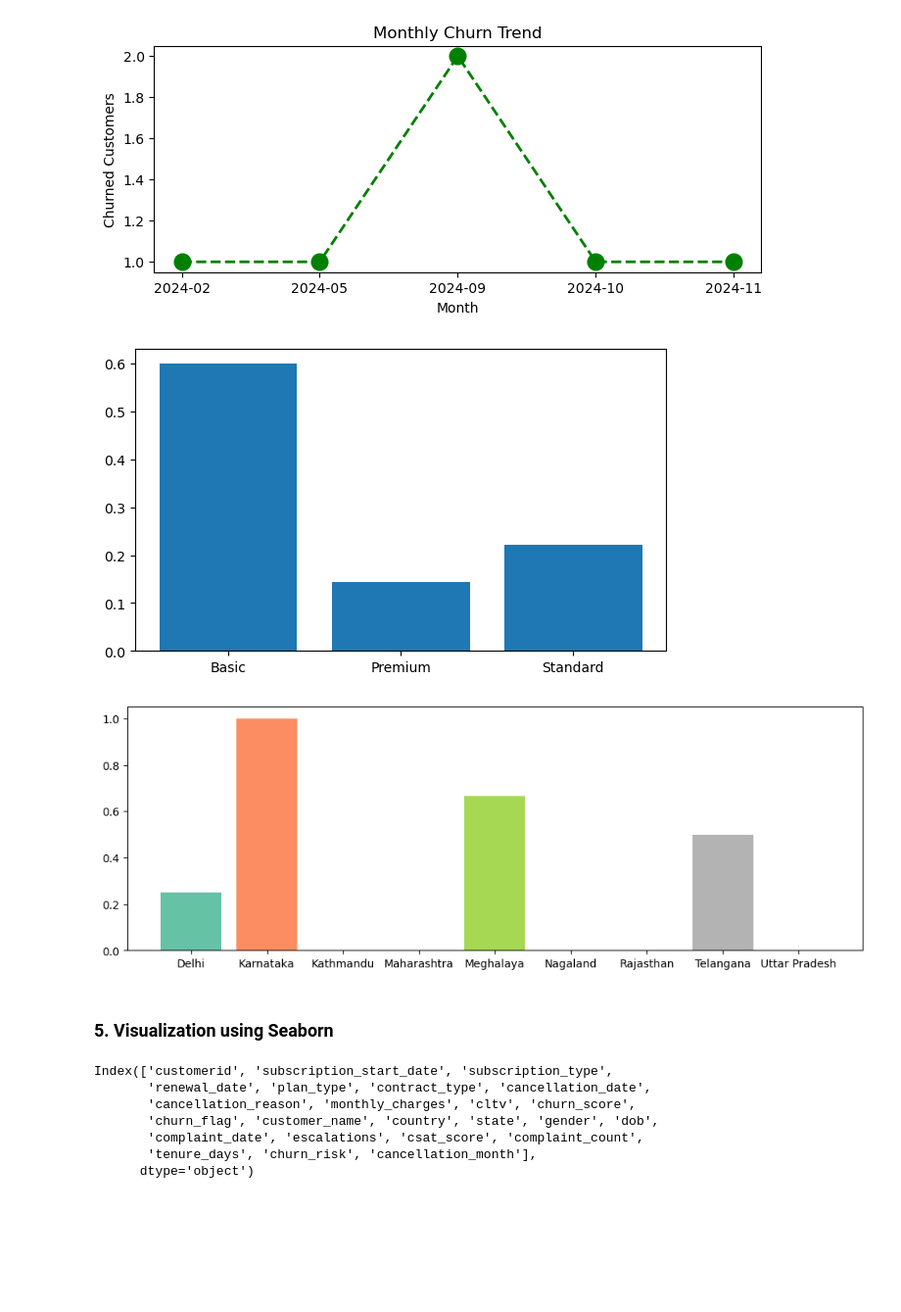
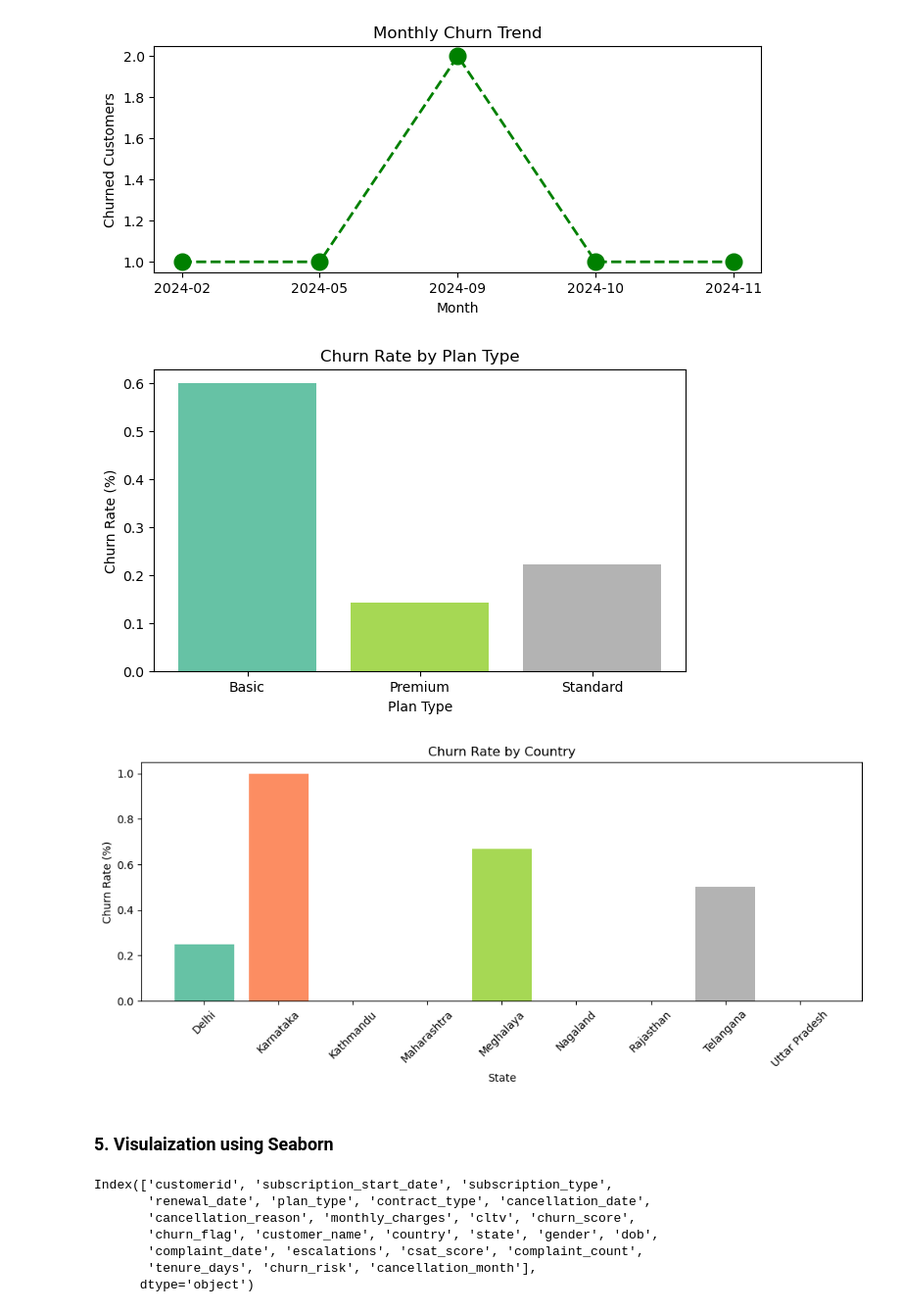
Before and after one commit to nishant1800/Churn_Analysis, a Jupyter notebook: churn_analysis.ipynb, the cells around one changed output. Shown at 98% size. Cells and saved outputs as stored; diff of their text form; code cells hidden in the pictures; blank space fills up the shorter version.

```diff
--- a/churn_analysis.ipynb
+++ b/churn_analysis.ipynb
@@ -122,5 +102,8 @@ df_db_customer
 # %%
-# b. drop cols - interest, pincode
+# b. drop columns - interest and pincode
 
-df_db_customer.drop(columns=['interests', 'pincode'], axis=1, inplace=True)
+# df_db_customer.drop(df_db_customer.columns[-2:], axis=1)
+# df_db_customer.drop(df_db_customer.columns[6:], axis=1)
+
+df_db_customer.drop(columns=['interests', 'pincode'], inplace=True)  # using col name
 # %%
@@ -146,4 +125,4 @@ df_db_customer
 # %%
-# c. change data tpye - dob
+# c. change data type - dob
 
-pd.to_datetime(df_db_customer['dob'])
+df_db_customer['dob'] = pd.to_datetime(df_db_customer['dob'])
@@ -495,9 +420,9 @@ Average complaints per user =  0.43
 # %%
-# 10. Correlation esclation vs Churn
+# 10. Correlation Esclation vs Churn
 
-# df['escalations'] = np.where(df['escalations'] == 'Y', 1, 0) # encoding string to int type
+df['escalations'] = np.where(df['escalations'] == 'Y', 1, 0) # encoding string to int type
 corr_df = df[['escalations', 'churn_flag']].dropna()
 
 correlation = corr_df['escalations'].corr(df['churn_flag'])
-print("Correalation between esclation vs churn is = ", round(correlation, 2))
+print("Correlation between esclation vs churn is = ", round(correlation,2))
 # %% [output]
@@ -505,12 +430,12 @@ Correalation between esclation vs churn is =  nan
 # %%
-# 11. Create a new col using existing col - Churn risk
+# 11. Create a column using existing col - Churn risk
 
 conditions = [
-    (df['churn_score'] < 50),
-    (df['churn_score'] >= 50) & (df['churn_score'] < 70),
-    (df['churn_score'] >= 70),
+        (df['churn_score'] < 50),
+        (df['churn_score'] >= 50) & (df['churn_score'] < 70),
+        (df['churn_score'] >= 70)
 ]
 
 choices = ['low', 'med', 'high']
 
-df['churn_risk'] = np.select(conditions, choices, default='unknown')
+df['churn_risk'] = np.select(conditions, choices, default='unkown')
@@ -561,28 +472,39 @@ plt.show()
 # %% [output]
 [figure]
 # %%
-# 4.2 Churn by plan type
+# 4.2 Churn Rate by Plan type
 
 churn_plan = df_visual.groupby('plan_type')['churn_flag'].mean()
 
-plt.figure(figsize=(7, 4))
+# colors = ['yellow', 'purple', 'blue']
+colors = plt.cm.Set2(np.linspace(0, 1, len(churn_plan)))
 
-plt.bar(churn_plan.index, churn_plan.values)
+plt.figure(figsize=(7,4))
+plt.bar(churn_plan.index, churn_plan.values, color = colors)
+
+plt.title('Churn Rate by Plan Type')
+plt.xlabel('Plan Type')
+plt.ylabel('Churn Rate (%)')
 plt.show()
 # %% [output]
-[figure, old version]
+[figure, new version]
 # %%
-# 4.3 Churn by states
+# 4.3 Churn by States
 
 churn_plan = df_visual.groupby('state')['churn_flag'].mean()
 
+# colors = ['yellow', 'purple', 'blue']
 colors = plt.cm.Set2(np.linspace(0, 1, len(churn_plan)))
 
-plt.figure(figsize=(12, 4))
+plt.figure(figsize=(12,4))
+plt.bar(churn_plan.index, churn_plan.values, color = colors)
 
-plt.bar(churn_plan.index, churn_plan.values, color=colors)
+plt.title('Churn Rate by Country')
+plt.xlabel('State')
+plt.ylabel('Churn Rate (%)')
+plt.xticks(rotation=45)
 plt.show()
 # %% [output]
-[figure, old version]
+[figure, new version]
 # %% [markdown]
-### 5. Visualization using Seaborn
+### 5. Visulaization using Seaborn
```
Also changed, not shown: parts of 89 cells of this notebook, 4 other files.
